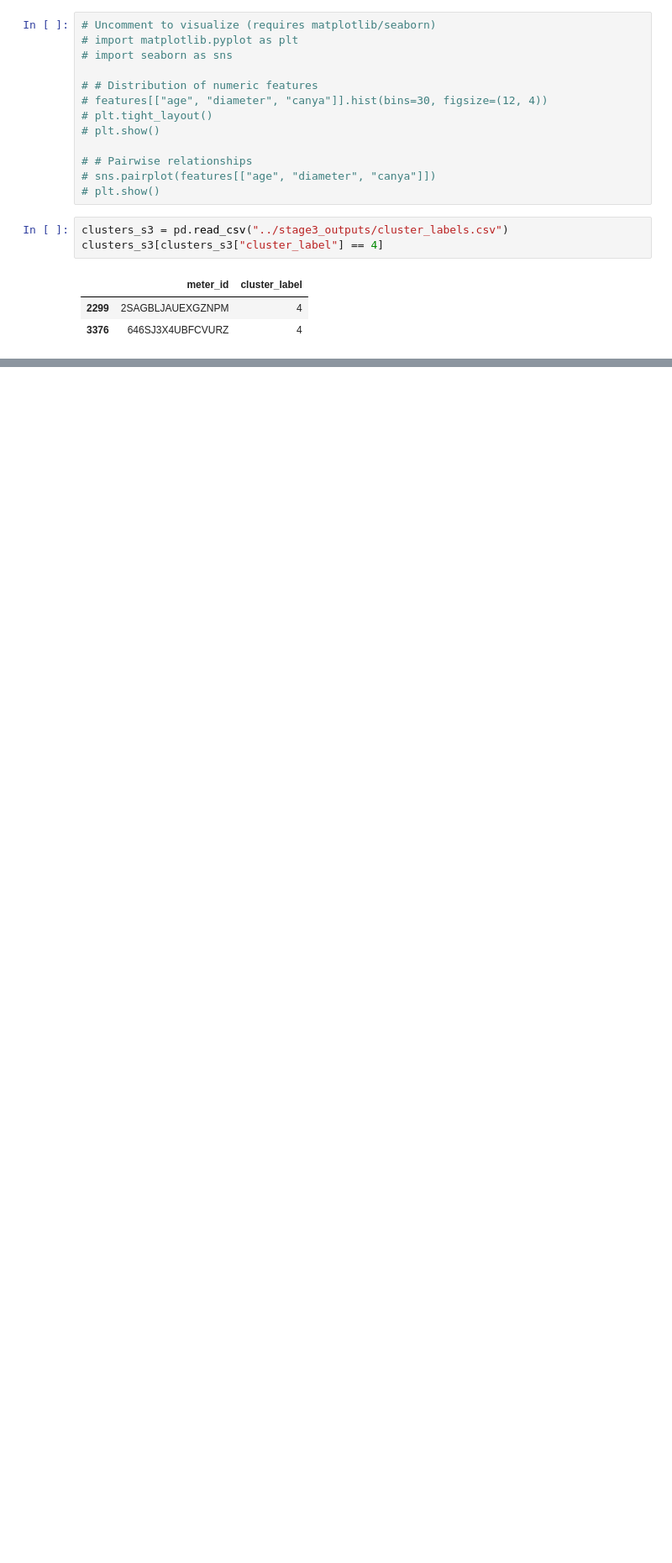
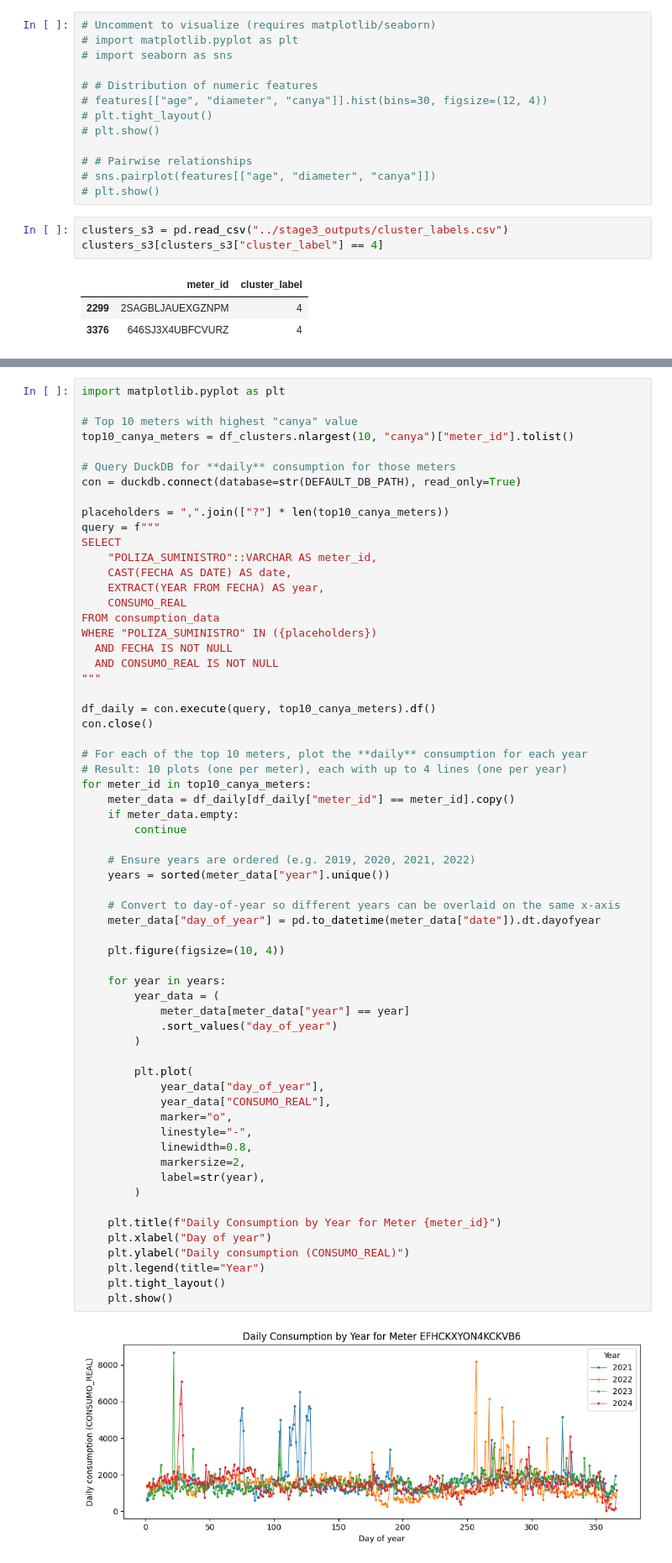
Before and after one commit to aniol-petit/barcelona-water-flow, a Jupyter notebook: data/stage1_kmeans/kmeans_physical.ipynb, the cells around one changed output, grey strips where cells are left out. Shown at 84% size. Saved outputs shown, nothing was run; the diff lists cells and outputs as text; blank space fills up the shorter version.

```diff
--- a/data/stage1_kmeans/kmeans_physical.ipynb
+++ b/data/stage1_kmeans/kmeans_physical.ipynb
@@ -316,3 +316,67 @@ df_clusters.nlargest(10, "canya")
 | 5928 | LIWIETPFWLNYL5HT | 8.465435 | 15.0 | 10407.844724 | ZAR::27 | 1208.263245 | 1229.451903 | 9 |
 | 9358 | DA42FGS5DNCZ5JOV | 7.663244 | 20.0 | 10265.241237 | ITR::45 | 1348.227725 | 1339.542466 | 9 |
 | 7681 | XDBX4BW57XYGRB7O | 8.887064 | 15.0 | 10132.430018 | ITR::31 | 1428.541474 | 1140.132490 | 9 |
+# %%
+import matplotlib.pyplot as plt
+
+# Top 10 meters with highest "canya" value
+top10_canya_meters = df_clusters.nlargest(10, "canya")["meter_id"].tolist()
+
+# Query DuckDB for **daily** consumption for those meters
+con = duckdb.connect(database=str(DEFAULT_DB_PATH), read_only=True)
+
+placeholders = ",".join(["?"] * len(top10_canya_meters))
+query = f"""
+SELECT
+    "POLIZA_SUMINISTRO"::VARCHAR AS meter_id,
+    CAST(FECHA AS DATE) AS date,
+    EXTRACT(YEAR FROM FECHA) AS year,
+    CONSUMO_REAL
+FROM consumption_data
+WHERE "POLIZA_SUMINISTRO" IN ({placeholders})
+  AND FECHA IS NOT NULL
+  AND CONSUMO_REAL IS NOT NULL
+"""
+
+df_daily = con.execute(query, top10_canya_meters).df()
+con.close()
+
+# For each of the top 10 meters, plot the **daily** consumption for each year
+# Result: 10 plots (one per meter), each with up to 4 lines (one per year)
+for meter_id in top10_canya_meters:
+    meter_data = df_daily[df_daily["meter_id"] == meter_id].copy()
+    if meter_data.empty:
+        continue
+
+    # Ensure years are ordered (e.g. 2019, 2020, 2021, 2022)
+    years = sorted(meter_data["year"].unique())
+
+    # Convert to day-of-year so different years can be overlaid on the same x-axis
+    meter_data["day_of_year"] = pd.to_datetime(meter_data["date"]).dt.dayofyear
+
+    plt.figure(figsize=(10, 4))
+
+    for year in years:
+        year_data = (
+            meter_data[meter_data["year"] == year]
+            .sort_values("day_of_year")
+        )
+
+        plt.plot(
+            year_data["day_of_year"],
+            year_data["CONSUMO_REAL"],
+            marker="o",
+            linestyle="-",
+            linewidth=0.8,
+            markersize=2,
+            label=str(year),
+        )
+
+    plt.title(f"Daily Consumption by Year for Meter {meter_id}")
+    plt.xlabel("Day of year")
+    plt.ylabel("Daily consumption (CONSUMO_REAL)")
+    plt.legend(title="Year")
+    plt.tight_layout()
+    plt.show()
+# %% [output]
+[figure, added]
```
Also changed, not shown: parts of 8 cells of this notebook, 36 other files.
